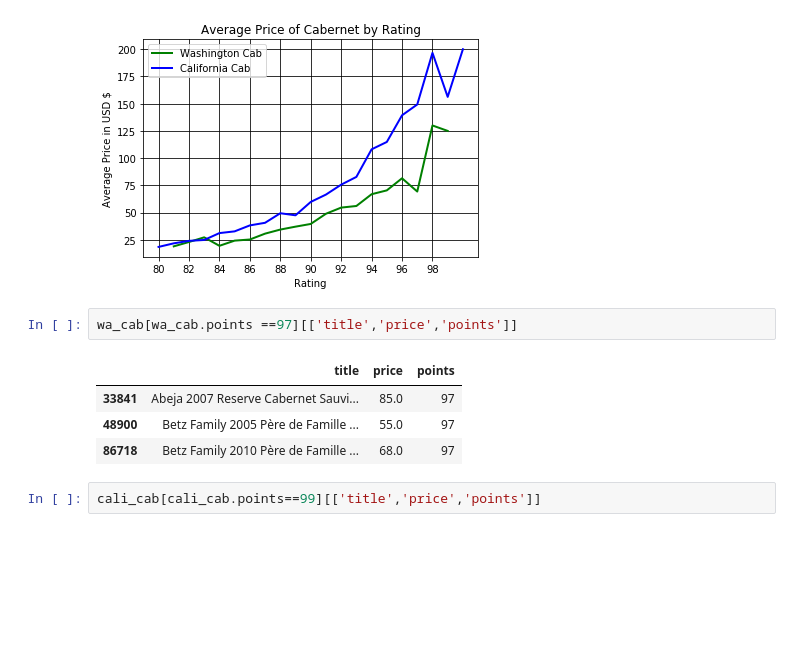
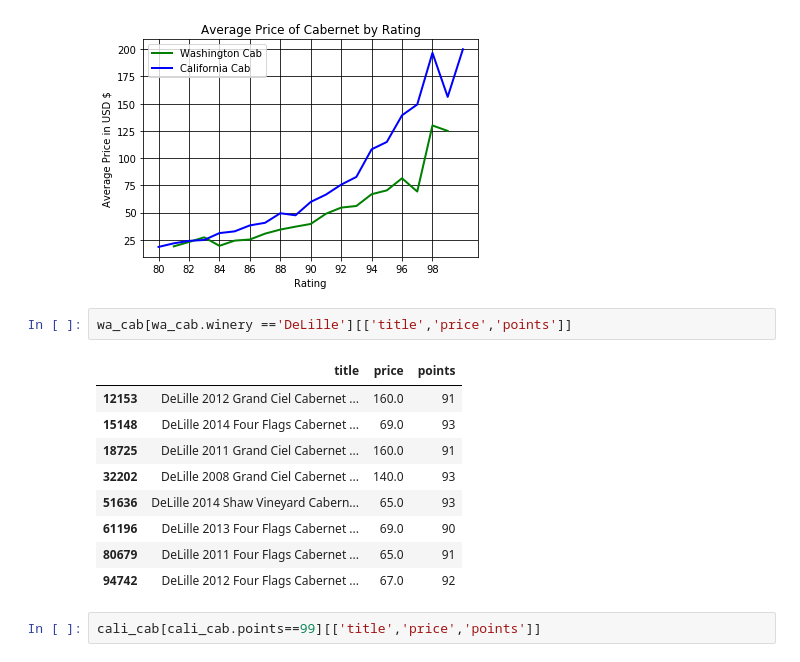
Before and after one commit to schoentr/wine, a Jupyter notebook: Cabernet_WA_vs_CAL.ipynb, the cells around one changed output. Cells and saved outputs as stored; diff of their text form; blank space fills up the shorter version.

```diff
--- a/Cabernet_WA_vs_CAL.ipynb
+++ b/Cabernet_WA_vs_CAL.ipynb
@@ -90,12 +88,17 @@ plt.grid(True,color='K')
 # %% [output]
 [figure]
 # %%
-wa_cab[wa_cab.points ==97][['title','price','points']]
+wa_cab[wa_cab.winery =='DeLille'][['title','price','points']]
 # %% [output]
 |  | title | price | points |
-| 33841 | Abeja 2007 Reserve Cabernet Sauvi... | 85.0 | 97 |
-| 48900 | Betz Family 2005 Père de Famille ... | 55.0 | 97 |
-| 86718 | Betz Family 2010 Père de Famille ... | 68.0 | 97 |
+| 12153 | DeLille 2012 Grand Ciel Cabernet ... | 160.0 | 91 |
+| 15148 | DeLille 2014 Four Flags Cabernet ... | 69.0 | 93 |
+| 18725 | DeLille 2011 Grand Ciel Cabernet ... | 160.0 | 91 |
+| 32202 | DeLille 2008 Grand Ciel Cabernet ... | 140.0 | 93 |
+| 51636 | DeLille 2014 Shaw Vineyard Cabern... | 65.0 | 93 |
+| 61196 | DeLille 2013 Four Flags Cabernet ... | 69.0 | 90 |
+| 80679 | DeLille 2011 Four Flags Cabernet ... | 65.0 | 91 |
+| 94742 | DeLille 2012 Four Flags Cabernet ... | 67.0 | 92 |
 # %%
 cali_cab[cali_cab.points==99][['title','price','points']]
 # %% [output]
```
Also changed, not shown: parts of 1 cell of this notebook, 2 other files.
